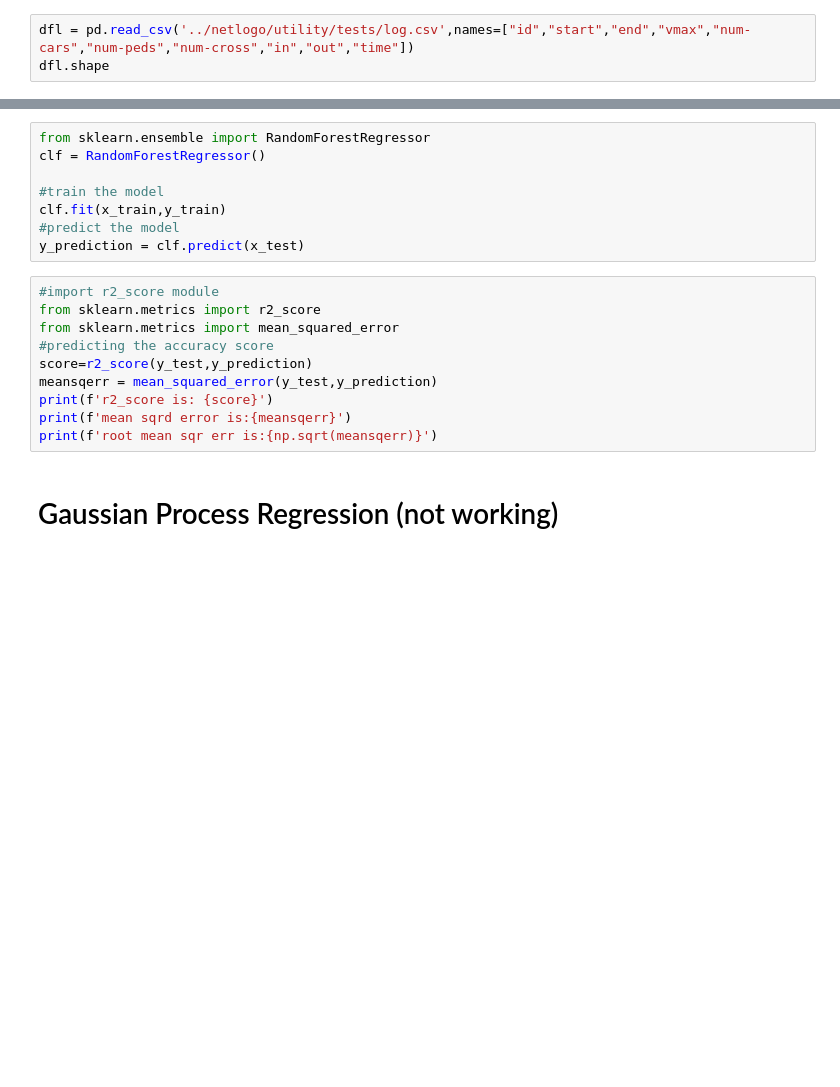
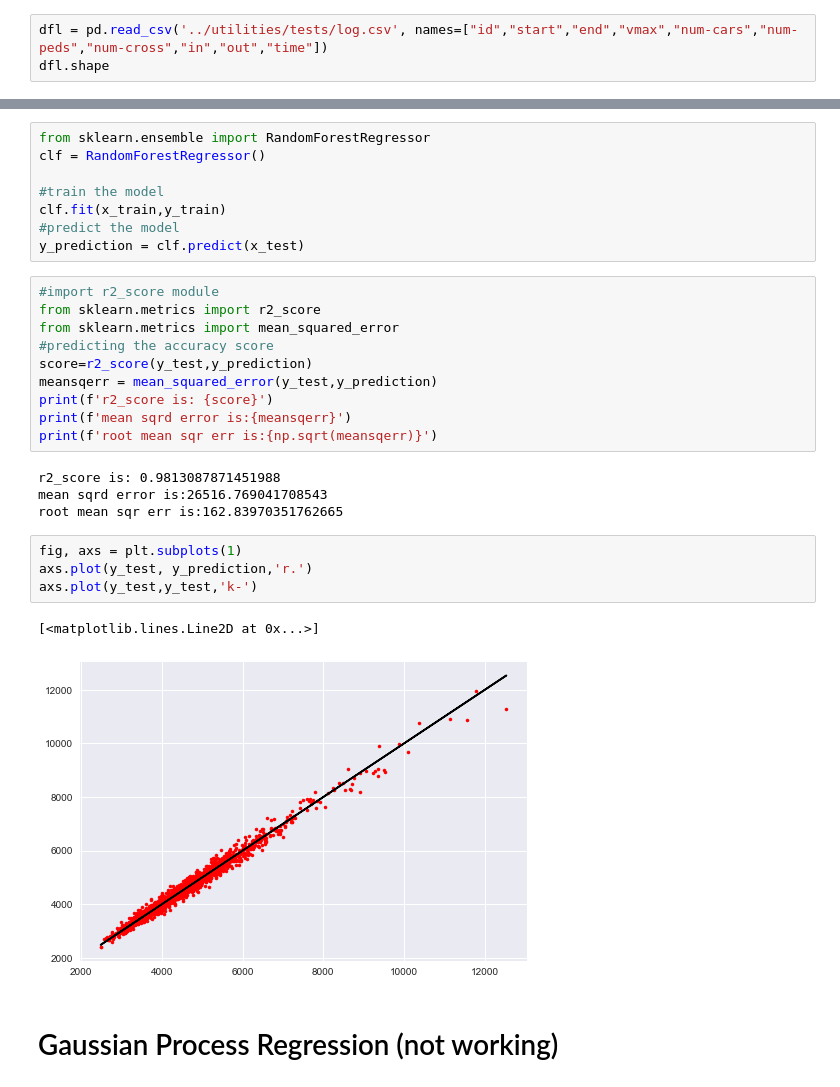
Before and after one commit to erick2307/multimodal-evac, a Jupyter notebook: python/analysis.ipynb, the cells around one changed output, grey strips where cells are left out. Cells and saved outputs as stored; diff of their text form; blank space fills up the shorter version.

```diff
--- a/python/analysis.ipynb
+++ b/python/analysis.ipynb
@@ -11,5 +11,5 @@ plt.matplotlib.style.use("seaborn")
 # %% [markdown]
 # Read data from NetLogo
 # %%
-dfl = pd.read_csv('../netlogo/utility/tests/log.csv',names=["id","start","end","vmax","num-cars","num-peds","num-cross","in","out","time"])
+dfl = pd.read_csv('../utilities/tests/log.csv', names=["id","start","end","vmax","num-cars","num-peds","num-cross","in","out","time"])
 dfl.shape
@@ -104,6 +127,17 @@ meansqerr = mean_squared_error(y_test,y_prediction)
 print(f'r2_score is: {score}')
 print(f'mean sqrd error is:{meansqerr}')
 print(f'root mean sqr err is:{np.sqrt(meansqerr)}')
+# %% [output]
+r2_score is: 0.9813087871451988
+mean sqrd error is:26516.769041708543
+root mean sqr err is:162.83970351762665
+# %%
+fig, axs = plt.subplots(1)
+axs.plot(y_test, y_prediction,'r.')
+axs.plot(y_test,y_test,'k-')
+# %% [output]
+[<matplotlib.lines.Line2D at 0x...>]
+[figure, added]
 # %% [markdown]
 # Gaussian Process Regression (not working)
 # %%
```
Also changed, not shown: parts of 15 cells of this notebook.
